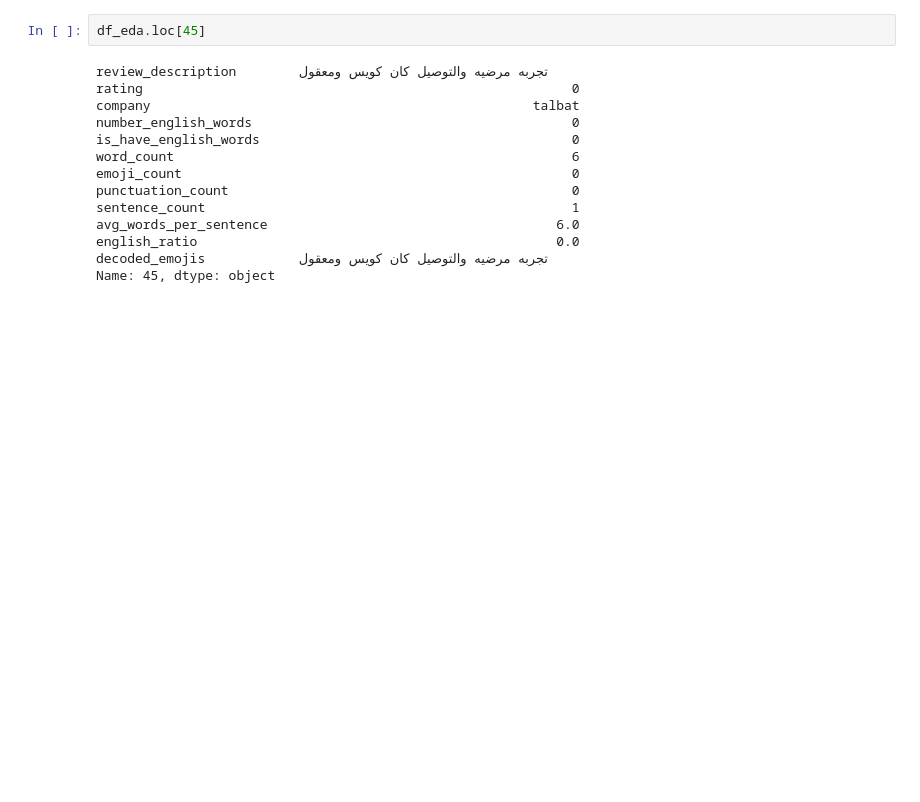
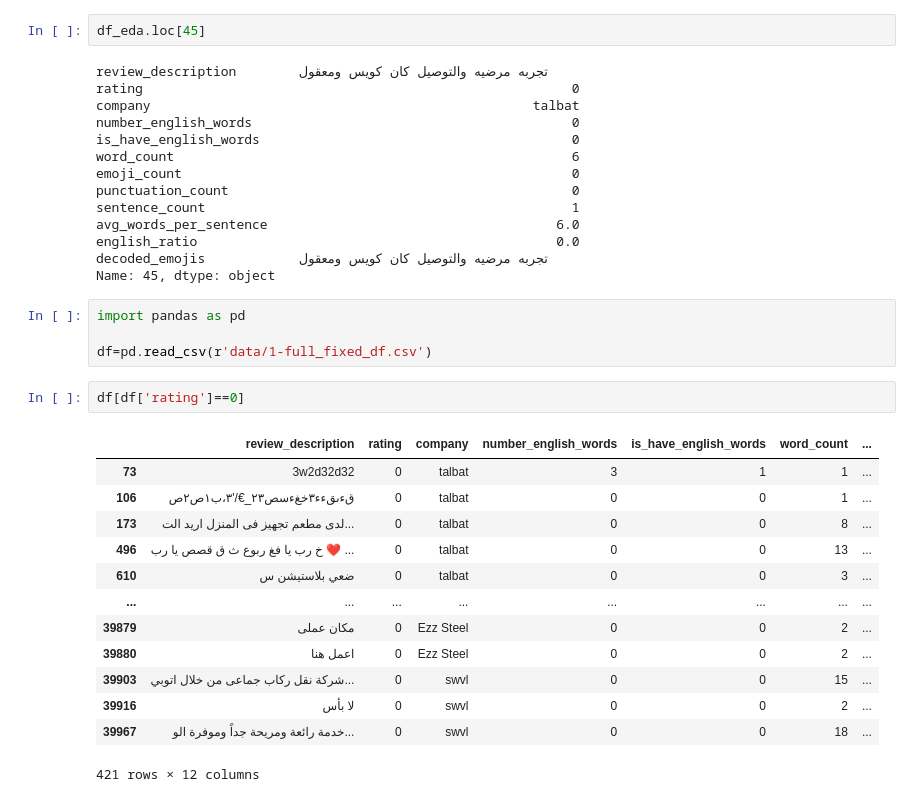
Before and after one commit to Kirillus-Emad/company-reviews-arabic, a Jupyter notebook: EDA.ipynb, the cells around one changed output. Saved outputs shown, nothing was run; the diff lists cells and outputs as text; blank space fills up the shorter version.

```diff
--- a/EDA.ipynb
+++ b/EDA.ipynb
@@ -647,3 +647,23 @@ avg_words_per_sentence                                     6.0
 english_ratio                                              0.0
 decoded_emojis            تجربه مرضيه والتوصيل كان كويس ومعقول
 Name: 45, dtype: object
+# %%
+import pandas as pd
+
+df=pd.read_csv(r'data/1-full_fixed_df.csv')
+# %%
+df[df['rating']==0]
+# %% [output]
+|  | review_description | rating | company | number_english_words | is_have_english_words | word_count | ... |
+| 73 | 3w2d32d32 | 0 | talbat | 3 | 1 | 1 | ... |
+| 106 | قءىقءء٣خغءسص٢٣_€/'٣،ب١ص٢ص | 0 | talbat | 0 | 0 | 1 | ... |
+| 173 | لدى مطعم تجهيز فى المنزل اريد الت... | 0 | talbat | 0 | 0 | 8 | ... |
+| 496 | خ رب يا فغ ربوع ث ق قصص يا رب ❤️ ... | 0 | talbat | 0 | 0 | 13 | ... |
+| 610 | ضعي بلاستيشن س | 0 | talbat | 0 | 0 | 3 | ... |
+| ... | ... | ... | ... | ... | ... | ... | ... |
+| 39879 | مكان عملى | 0 | Ezz Steel | 0 | 0 | 2 | ... |
+| 39880 | اعمل هنا | 0 | Ezz Steel | 0 | 0 | 2 | ... |
+| 39903 | شركة نقل ركاب جماعى من خلال اتوبي... | 0 | swvl | 0 | 0 | 15 | ... |
+| 39916 | لا بأس | 0 | swvl | 0 | 0 | 2 | ... |
+| 39967 | خدمة رائعة ومريحة جداً وموفرة الو... | 0 | swvl | 0 | 0 | 18 | ... |
+421 rows × 12 columns
```
Also changed, not shown: parts of 2 cells of this notebook, 10 other files.
